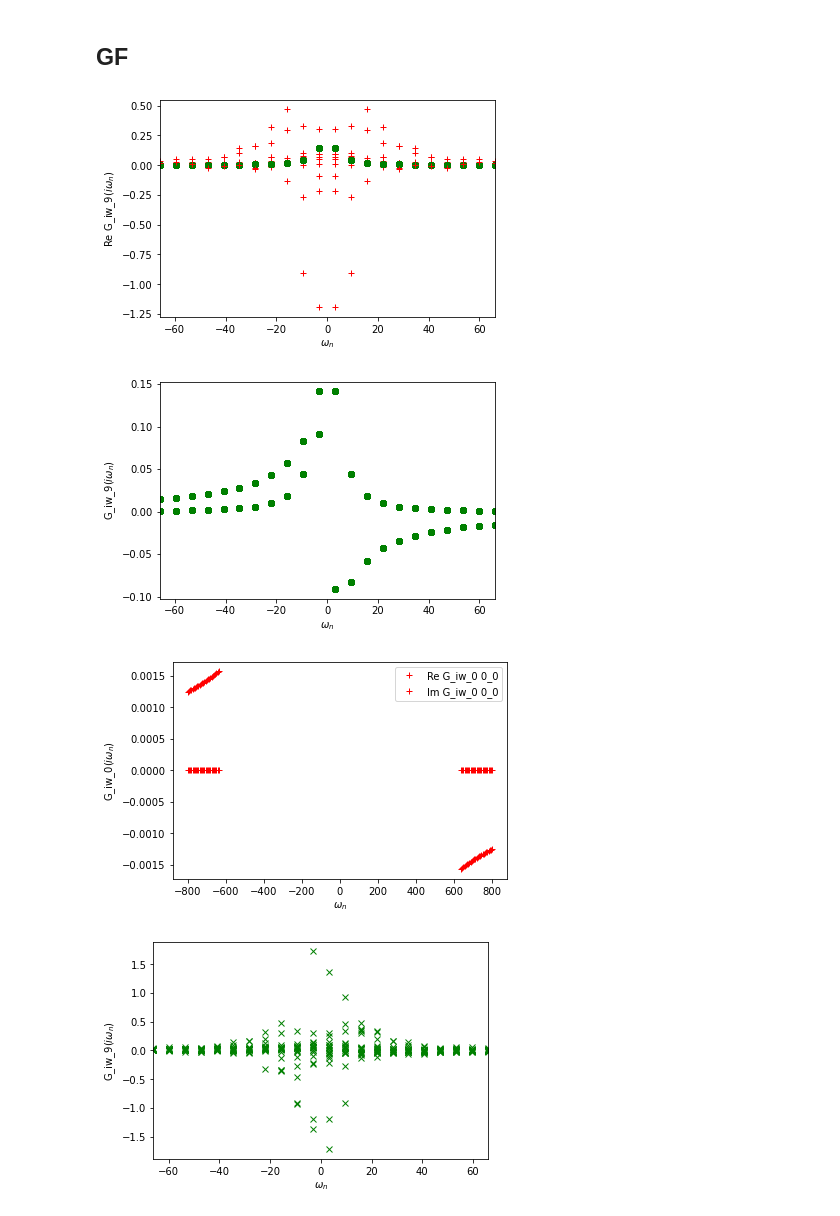
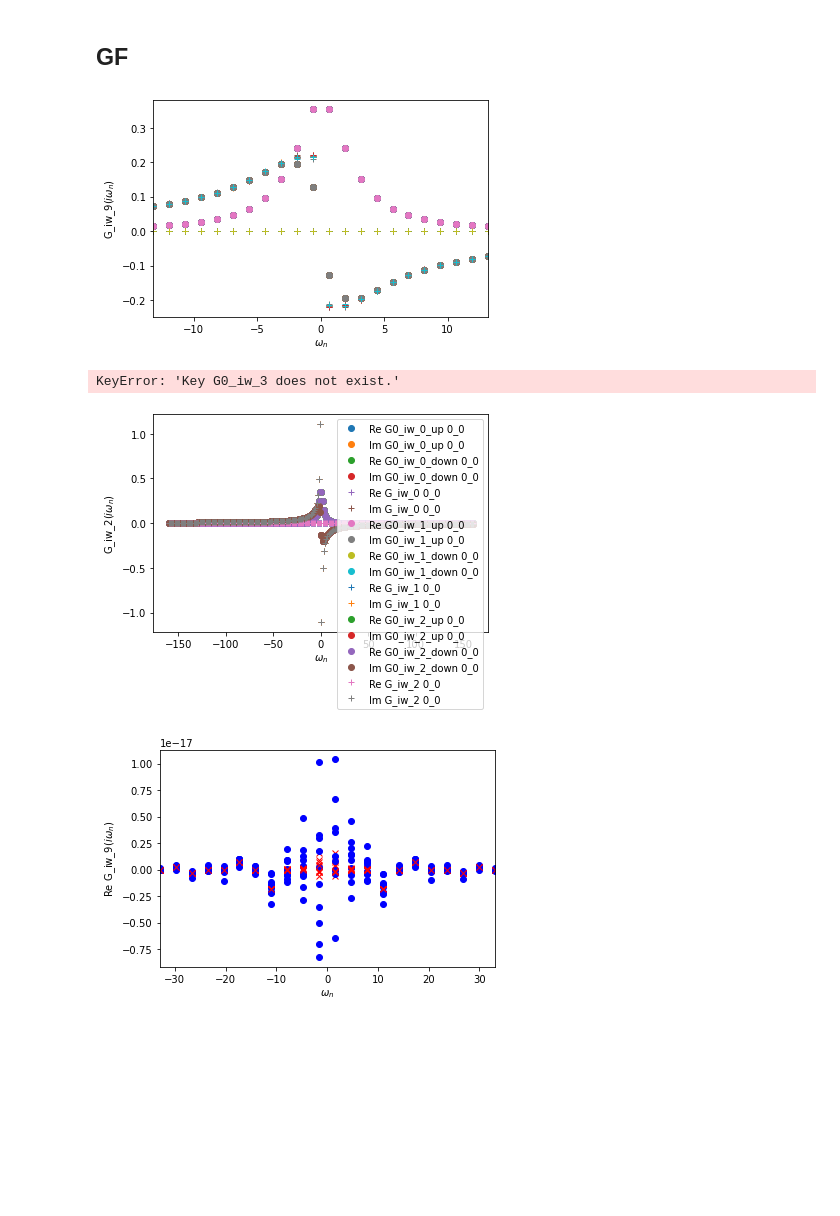
Before and after one commit to adrien-c-lopez/ctint_tutorial, a Jupyter notebook: examples/analysis.ipynb, the cells around one changed output. Saved outputs shown, nothing was run; the diff lists cells and outputs as text; code cells hidden in the pictures; blank space fills up the shorter version.

```diff
--- a/examples/analysis.ipynb
+++ b/examples/analysis.ipynb
@@ -131,26 +220,27 @@ plt.show()
 # %%
 with HDFArchive("data/test_solver.h5",'r') as A:
-    with HDFArchive("data/test_solver2.h5",'r') as B:
-        k = np.arange(Ns)
-        d = np.zeros(Ns,dtype=complex)
-        d2 = np.zeros(Ns,dtype=complex)
-        d0 = np.zeros(Ns,dtype=complex)
-        for i in range(Ns):
-            d[i] = A[f"d_{i}"]
-            d2[i] = B[f"d_{i}"]
-            d0[i] = B[f"d0_{i}"]
-
+    k = np.linspace(0,1,Ns)
+    d = np.zeros(Ns,dtype=complex)
+    d2 = np.zeros(Ns,dtype=complex)
+    for i in range(Ns):
+        d[i] = A[f"d_{i}"]
 
 plt.plot(k,d.real,label="solver")
-plt.plot(k,d2.real,label="solver2")
-plt.plot(k,d0.real,'r--',label="bare")
+
+with HDFArchive("data/test_solver2.h5",'r') as B:
+    k = np.linspace(0,1,Ns2)
+    d2 = np.zeros(Ns2,dtype=complex)
+    for i in range(Ns2):
+        d2[i] = -B[f"d_{i}"]
+
+plt.plot(k,d2.real,"o--",label="solver2")
+
 plt.legend()
-plt.ylim(-100,100)
+#plt.ylim(-100,100)
 plt.show()
 
-plt.plot(k,d.imag,label="solver")
-plt.plot(k,d2.imag,label="solver2")
-plt.plot(k,d0.imag,'r--',label="bare")
-plt.legend()
-plt.show()
+#plt.plot(k,d.imag,label="solver")
+#plt.plot(k,d2.imag,label="solver2")
+#plt.legend()
+#plt.show()
 # %% [output]
@@ -164,39 +264,35 @@ xm = (2*Nom+1)*np.pi/beta
 # %%
 with HDFArchive("data/test_solver.h5",'r') as A:
     for i in range(Ns):
-        oplot(A[f'G0_iw_{i}'].real, 'go')
-        oplot(A[f'G_iw_{i}'].real, 'r+')
+        oplot(A[f'G0_iw_{i}'], 'o')
+        oplot(A[f'G_iw_{i}'], '+')
 
 plt.legend().remove()
 plt.xlim(-xm,xm)
 plt.show()
 # %% [output]
-[figure, old version]
+[figure, new version]
 # %%
 with HDFArchive("data/test_solver2.h5",'r') as A:
     for i in range(Ns):
-        oplot(A[f'G0_iw_{i}'], 'go')
-        oplot(A[f'G_iw_{i}'], 'r+')
+        oplot(A[f'G0_iw_{i}'], 'o')
+        oplot(A[f'G_iw_{i}'], '+')
 
 plt.legend().remove()
 plt.xlim(-xm,xm)
 plt.show()
 # %% [output]
+KeyError: 'Key G0_iw_3 does not exist.'
-[figure, old version]
+[figure, new version]
-# %%
-with HDFArchive("data/test_solver2.h5",'r') as A:
-    oplot(A[f'G_iw_0'], 'r+')
-# %% [output]
-[figure, removed]
 # %%
 with HDFArchive("data/test_solver.h5",'r') as A:
     with HDFArchive("data/test_solver2.h5",'r') as B:
         for i in range(B[f'N']):
-            oplot(A[f'G_iw_{i}'], 'gx')
-            oplot(B[f'G_iw_{i}'], 'r+')
+            oplot(A[f'G_iw_{i}'].real, 'bo')
+            oplot(B[f'G_iw_{i}'].real, 'rx')
 
 plt.xlim(-xm,xm)
 plt.legend().remove()
 plt.show()
 # %% [output]
-[figure, old version]
+[figure, new version]
```
Also changed, not shown: parts of 15 cells of this notebook, 9 other files.
